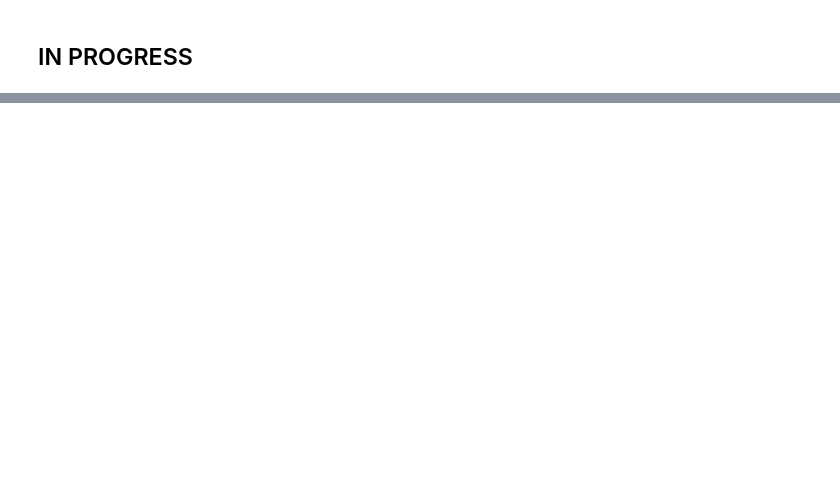
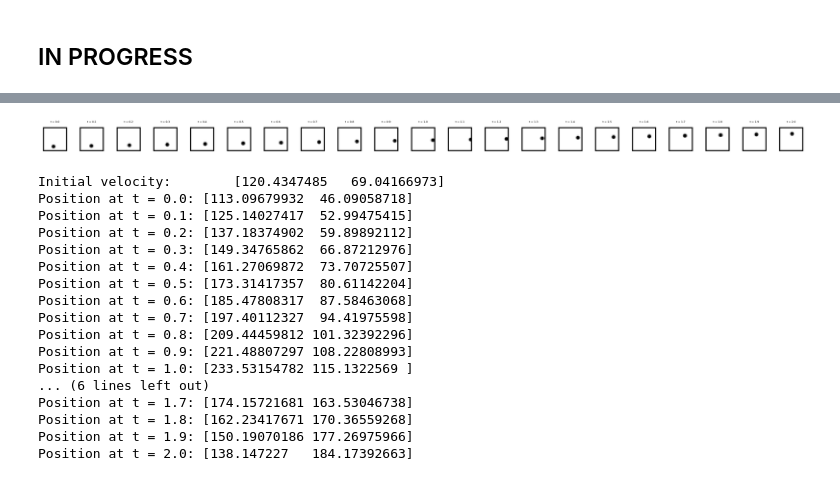
Before and after one commit to aremondtiedrez/pythia, a Jupyter notebook: demo.ipynb, the cells around one changed output, grey strips where cells are left out. Saved outputs shown, nothing was run; the diff lists cells and outputs as text; code cells hidden in the pictures; blank space fills up the shorter version.

Commit message:
Updated the notebook to reflect the possibility to display the walls when visualizing images.

```diff
--- a/demo.ipynb
+++ b/demo.ipynb
@@ -44,2 +44,21 @@ TypeError: create_animation() got an unexpected keyword argument 'display_walls'
 # %%
-pythia.visualization.inspect(snapshot_timesteps, positions[0], velocities[0], images[0])
+pythia.visualization.inspect(snapshot_timesteps, positions[0], velocities[0], images[0], display_walls=True)
+# %% [output]
+[figure, added]
+Initial velocity:        [120.4347485   69.04166973]
+Position at t = 0.0: [113.09679932  46.09058718]
+Position at t = 0.1: [125.14027417  52.99475415]
+Position at t = 0.2: [137.18374902  59.89892112]
+Position at t = 0.3: [149.34765862  66.87212976]
+Position at t = 0.4: [161.27069872  73.70725507]
+Position at t = 0.5: [173.31417357  80.61142204]
+Position at t = 0.6: [185.47808317  87.58463068]
+Position at t = 0.7: [197.40112327  94.41975598]
+Position at t = 0.8: [209.44459812 101.32392296]
+Position at t = 0.9: [221.48807297 108.22808993]
+Position at t = 1.0: [233.53154782 115.1322569 ]
+... (6 lines left out)
+Position at t = 1.7: [174.15721681 163.53046738]
+Position at t = 1.8: [162.23417671 170.36559268]
+Position at t = 1.9: [150.19070186 177.26975966]
+Position at t = 2.0: [138.147227   184.17392663]
```
Also changed, not shown: parts of 2 cells of this notebook.
